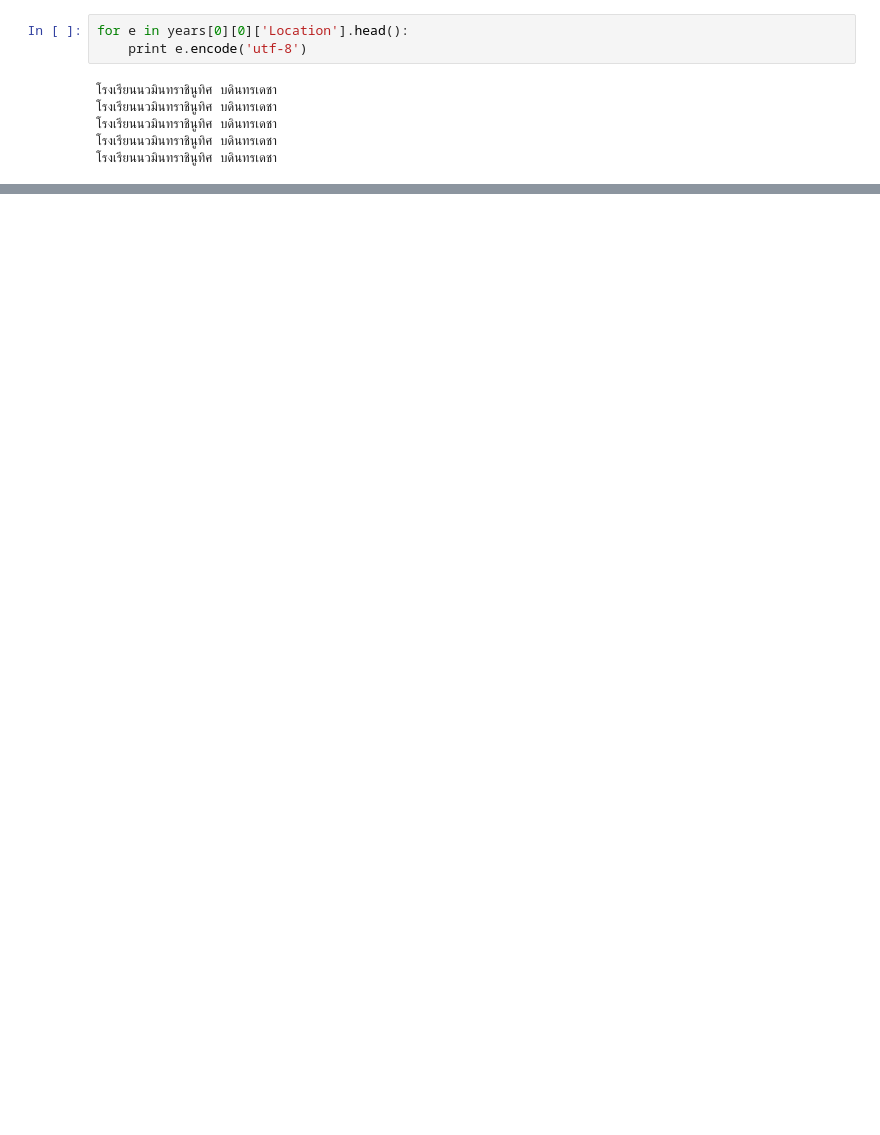
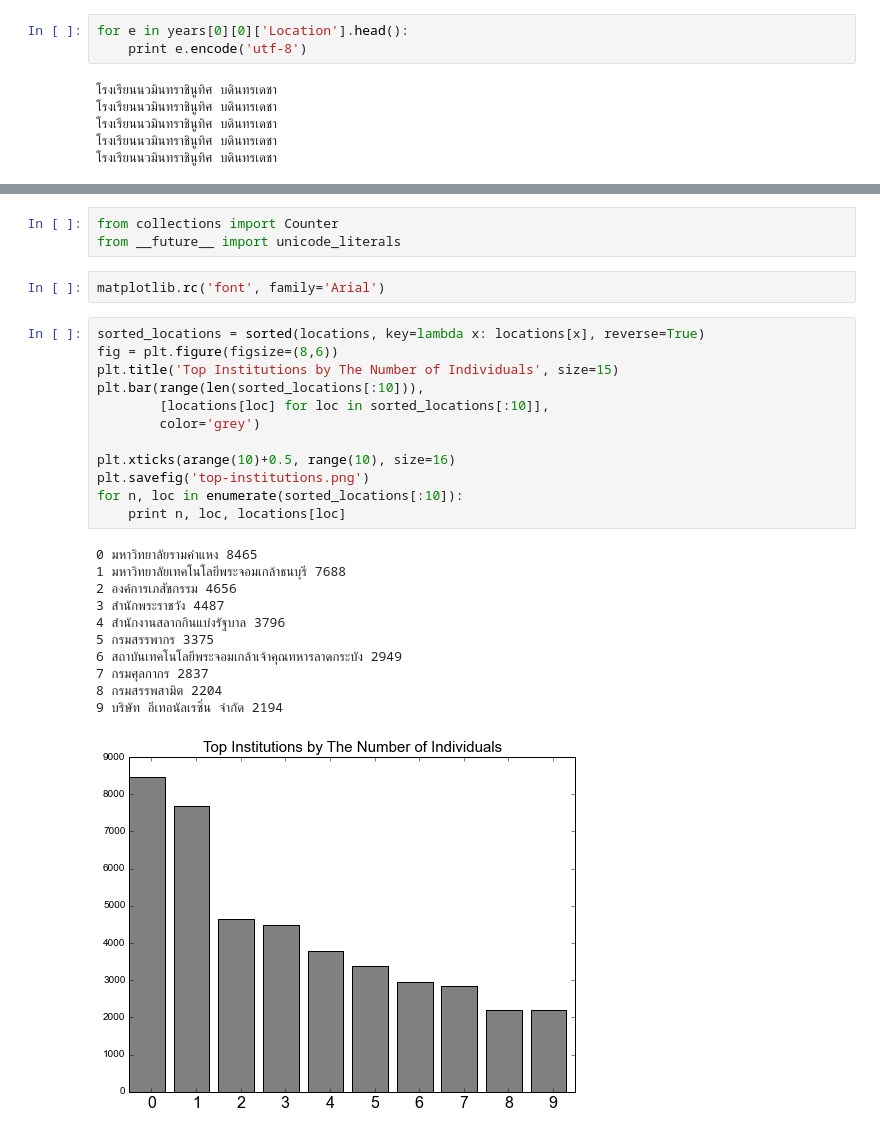
Before and after one commit to likit/comm-health, a Jupyter notebook: preprocessing-opd.ipynb, the cells around one changed output, grey strips where cells are left out. Drawn from its saved outputs; the diff is of its cells as text; blank space fills up the shorter version.

```diff
--- a/preprocessing-opd.ipynb
+++ b/preprocessing-opd.ipynb
@@ -223,0 +245,29 @@ IndexError: only integers, slices (`:`), ellipsis (`...`), numpy.newaxis (`None`
+# %%
+from collections import Counter
+from __future__ import unicode_literals
+# %%
+matplotlib.rc('font', family='Arial')
+# %%
+sorted_locations = sorted(locations, key=lambda x: locations[x], reverse=True)
+fig = plt.figure(figsize=(8,6))
+plt.title('Top Institutions by The Number of Individuals', size=15)
+plt.bar(range(len(sorted_locations[:10])),
+        [locations[loc] for loc in sorted_locations[:10]],
+        color='grey')
+
+plt.xticks(arange(10)+0.5, range(10), size=16)
+plt.savefig('top-institutions.png')
+for n, loc in enumerate(sorted_locations[:10]):
+    print n, loc, locations[loc]
+# %% [output]
+0 มหาวิทยาลัยรามคำแหง 8465
+1 มหาวิทยาลัยเทคโนโลยีพระจอมเกล้าธนบุรี 7688
+2 องค์การเภสัชกรรม 4656
+3 สำนักพระราชวัง 4487
+4 สำนักงานสลากกินแบ่งรัฐบาล 3796
+5 กรมสรรพากร 3375
+6 สถาบันเทคโนโลยีพระจอมเกล้าเจ้าคุณทหารลาดกระบัง 2949
+7 กรมศุลกากร 2837
+8 กรมสรรพสามิต 2204
+9 บริษัท อีเทอนัลเรซิ่น จำกัด 2194
+[figure, added]
```
Also changed, not shown: parts of 19 cells of this notebook.
